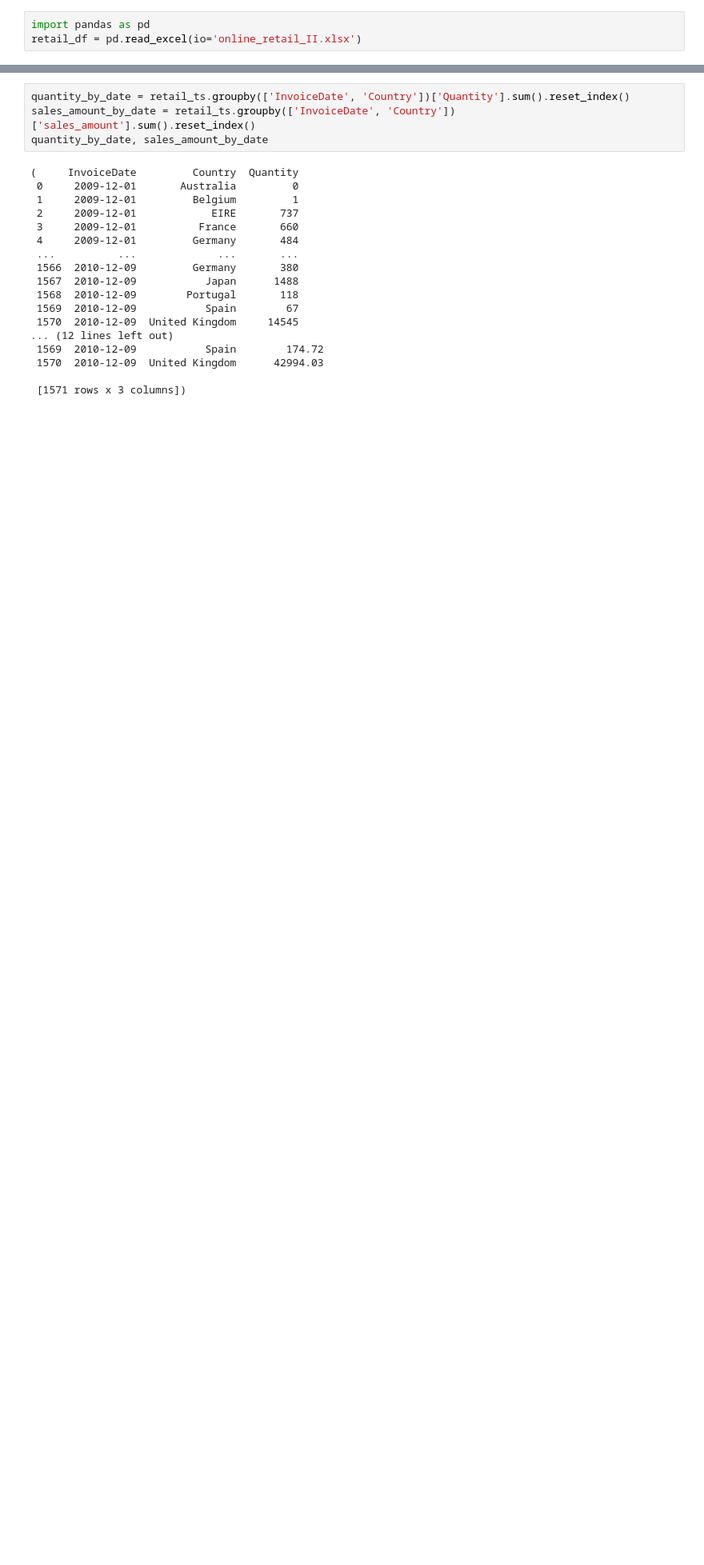
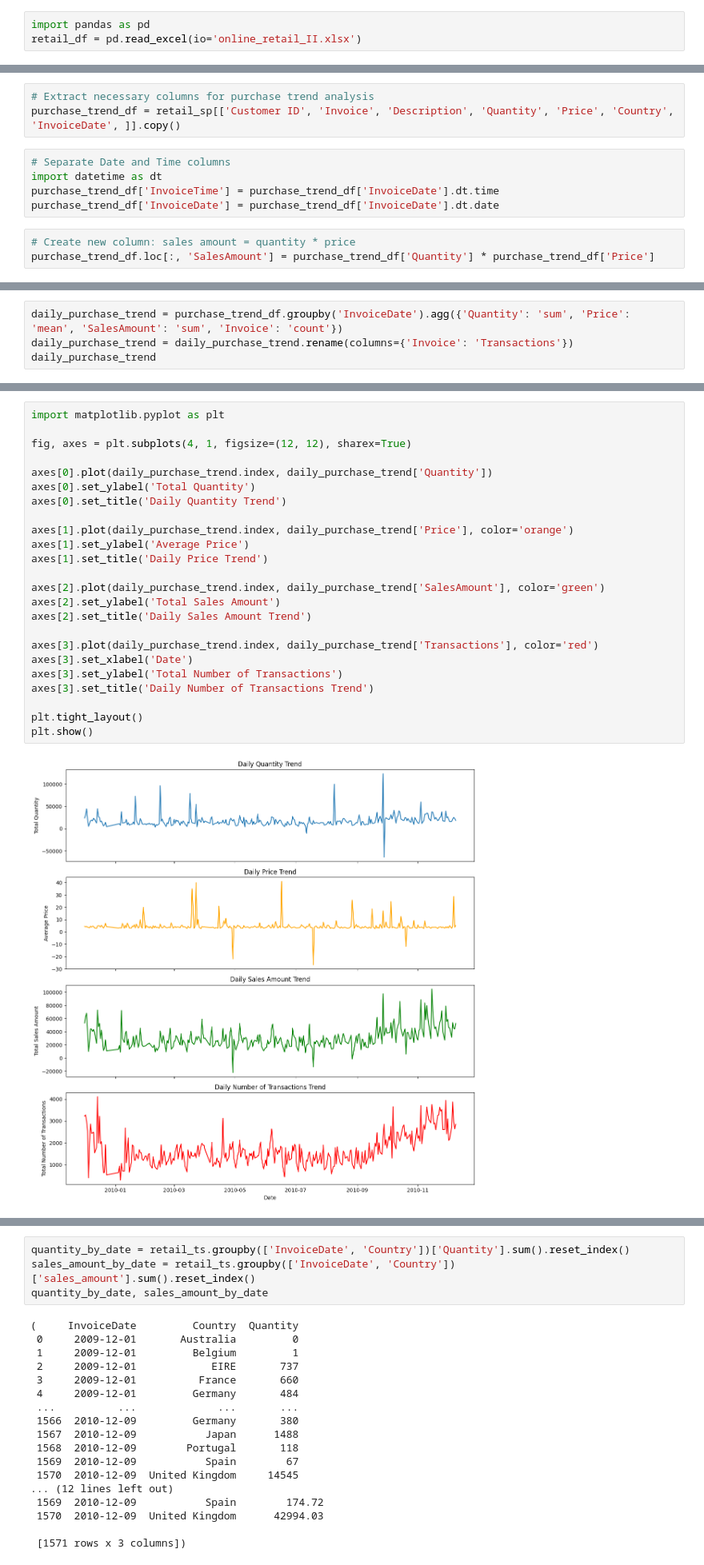
Before and after one commit to lukasp-dev/online-sale-data-analysis, a Jupyter notebook: Exploratory_analysis_for_online_sales.ipynb, the cells around one changed output, grey strips where cells are left out. Shown at 80% size. Drawn from its saved outputs; the diff is of its cells as text; blank space fills up the shorter version.

```diff
--- a/Exploratory_analysis_for_online_sales.ipynb
+++ b/Exploratory_analysis_for_online_sales.ipynb
@@ -32,0 +92,11 @@ retail_sp.head()
+# %%
+# Extract necessary columns for purchase trend analysis
+purchase_trend_df = retail_sp[['Customer ID', 'Invoice', 'Description', 'Quantity', 'Price', 'Country', 'InvoiceDate', ]].copy()
+# %%
+# Separate Date and Time columns
+import datetime as dt
+purchase_trend_df['InvoiceTime'] = purchase_trend_df['InvoiceDate'].dt.time
+purchase_trend_df['InvoiceDate'] = purchase_trend_df['InvoiceDate'].dt.date
+# %%
+# Create new column: sales amount = quantity * price
+purchase_trend_df.loc[:, 'SalesAmount'] = purchase_trend_df['Quantity'] * purchase_trend_df['Price']
@@ -56,0 +121,4 @@ See the caveats in the documentation: https://pandas.pydata.org/pandas-docs/stab
+# %%
+daily_purchase_trend = purchase_trend_df.groupby('InvoiceDate').agg({'Quantity': 'sum', 'Price': 'mean', 'SalesAmount': 'sum', 'Invoice': 'count'})
+daily_purchase_trend = daily_purchase_trend.rename(columns={'Invoice': 'Transactions'})
+daily_purchase_trend
@@ -56,0 +140,26 @@ See the caveats in the documentation: https://pandas.pydata.org/pandas-docs/stab
+# %%
+import matplotlib.pyplot as plt
+
+fig, axes = plt.subplots(4, 1, figsize=(12, 12), sharex=True)
+
+axes[0].plot(daily_purchase_trend.index, daily_purchase_trend['Quantity'])
+axes[0].set_ylabel('Total Quantity')
+axes[0].set_title('Daily Quantity Trend')
+
+axes[1].plot(daily_purchase_trend.index, daily_purchase_trend['Price'], color='orange')
+axes[1].set_ylabel('Average Price')
+axes[1].set_title('Daily Price Trend')
+
+axes[2].plot(daily_purchase_trend.index, daily_purchase_trend['SalesAmount'], color='green')
+axes[2].set_ylabel('Total Sales Amount')
+axes[2].set_title('Daily Sales Amount Trend')
+
+axes[3].plot(daily_purchase_trend.index, daily_purchase_trend['Transactions'], color='red')
+axes[3].set_xlabel('Date')
+axes[3].set_ylabel('Total Number of Transactions')
+axes[3].set_title('Daily Number of Transactions Trend')
+
+plt.tight_layout()
+plt.show()
+# %% [output]
+[figure, added]
```
Also changed, not shown: parts of 26 cells of this notebook.
